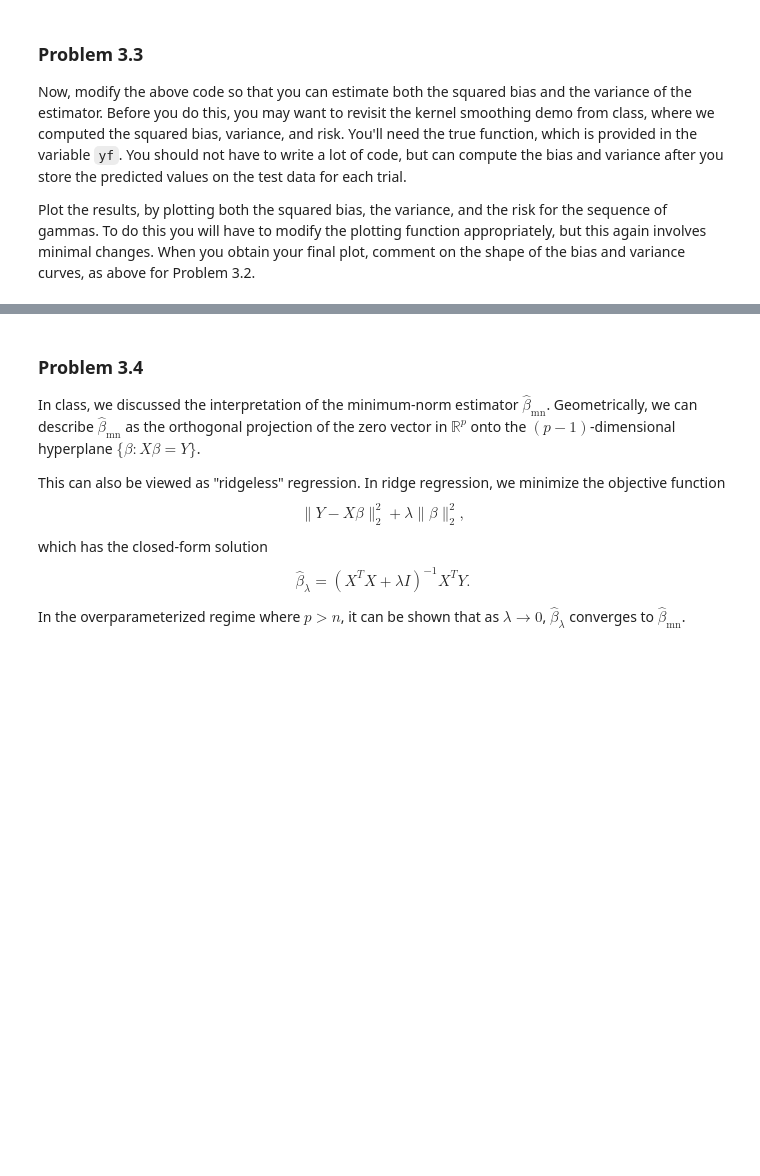
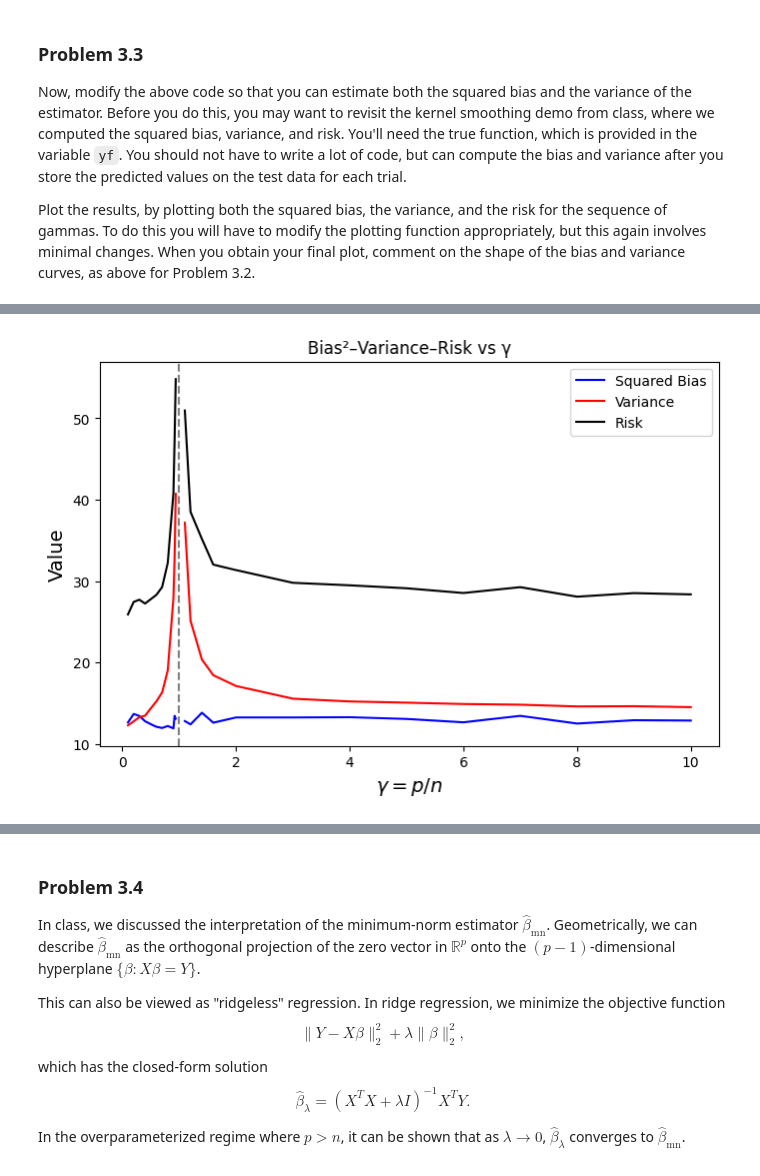
Before and after one commit to BonniePappas/Intermediate-ML, a Jupyter notebook: assignments/assn2/assn2.ipynb, the cells around one changed output, grey strips where cells are left out. Saved outputs shown, nothing was run; the diff lists cells and outputs as text; code cells hidden in the pictures; blank space fills up the shorter version.

```diff
--- a/assignments/assn2/assn2.ipynb
+++ b/assignments/assn2/assn2.ipynb
@@ -930,3 +1240,19 @@ def OLS_or_minimum_norm(X, y):
+# %%
+def OLS_or_minimum_norm(X, y):
+    ## Your code here
+    n, p = X.shape
+
+    # Case 1: underparameterized (γ < 1) → ordinary least squares
+    if p < n:
+        # β̂ = (XᵀX)^(-1) Xᵀ y
+        beta_hat = np.linalg.inv(X.T @ X) @ X.T @ y
+
+    # Case 2: overparameterized (γ > 1) → minimum-norm solution
+    else:
+        # β̂ = Xᵀ (X Xᵀ)^(-1) y
+        beta_hat = X.T @ np.linalg.inv(X @ X.T) @ y
+
+    return beta_hat
 # %%
 # A plotting function we provide. No need to change this, although you can if you'd like.
 
@@ -1049,0 +1417,58 @@ on the shape of the bias and variance curves, as above for Problem 3.2.
+# %%
+# Your code and markdown here.
+
+trials = 100
+n = 200
+gammas = list(np.arange(0.1, 1, 0.1)) + [0.92, 0.94, 1, 1.1, 1.2, 1.4, 1.6] + list(np.arange(2, 11, 1))
+
+risk_list, bias2_list, var_list = [], [], []
+
+for gamma in gammas:
+    p = int(n * gamma)
+    if gamma == 1:
+        risk_list.append(np.inf)
+        bias2_list.append(np.inf)
+        var_list.append(np.inf)
+        continue
+
+    W = (1 / np.sqrt(d)) * np.random.randn(d, p)
+    W[:, :min(p, p_star)] = W_star[:, :min(p, p_star)]
+
+    preds = []
+    for i in range(trials):
+        X_train, X_test, yf_train, yf_test = train_test_split(X, yf, train_size=n, test_size=1000)
+        H_train = np.tanh(np.dot(X_train, W))
+        H_test = np.tanh(np.dot(X_test, W))
+        beta_hat = OLS_or_minimum_norm(H_train, yf_train[:, 0])
+        yhat_test = H_test @ beta_hat
+        preds.append(yhat_test)
+
+    preds = np.array(preds)
+
+
+    f_true = yf_test[:, 1]
+
+
+    mean_pred = np.mean(preds, axis=0)
+    bias2 = np.mean((mean_pred - f_true)**2)
+    var = np.mean(np.var(preds, axis=0))
+    risk = bias2 + var + sigma**2
+
+    bias2_list.append(bias2)
+    var_list.append(var)
+    risk_list.append(risk)
+
+    print(f"γ={gamma:.2f}  p={p:<4d}  bias²={bias2:.4f}  var={var:.4f}  risk={risk:.4f}")
+
+
+plt.figure(figsize=(8,5))
+plt.plot(gammas, bias2_list, 'b-', label='Squared Bias')
+plt.plot(gammas, var_list, 'r-', label='Variance')
+plt.plot(gammas, risk_list, 'k-', label='Risk')
+plt.axvline(1, color='gray', linestyle='--')
+plt.xlabel(r'$\gamma = p/n$', fontsize=14)
+plt.ylabel('Value', fontsize=14)
+plt.title('Bias²–Variance–Risk vs γ')
+plt.legend()
+plt.show()
+# %% [output]
@@ -1049,0 +1492 @@ on the shape of the bias and variance curves, as above for Problem 3.2.
+[figure, added]
```
Also changed, not shown: parts of 27 cells of this notebook.
